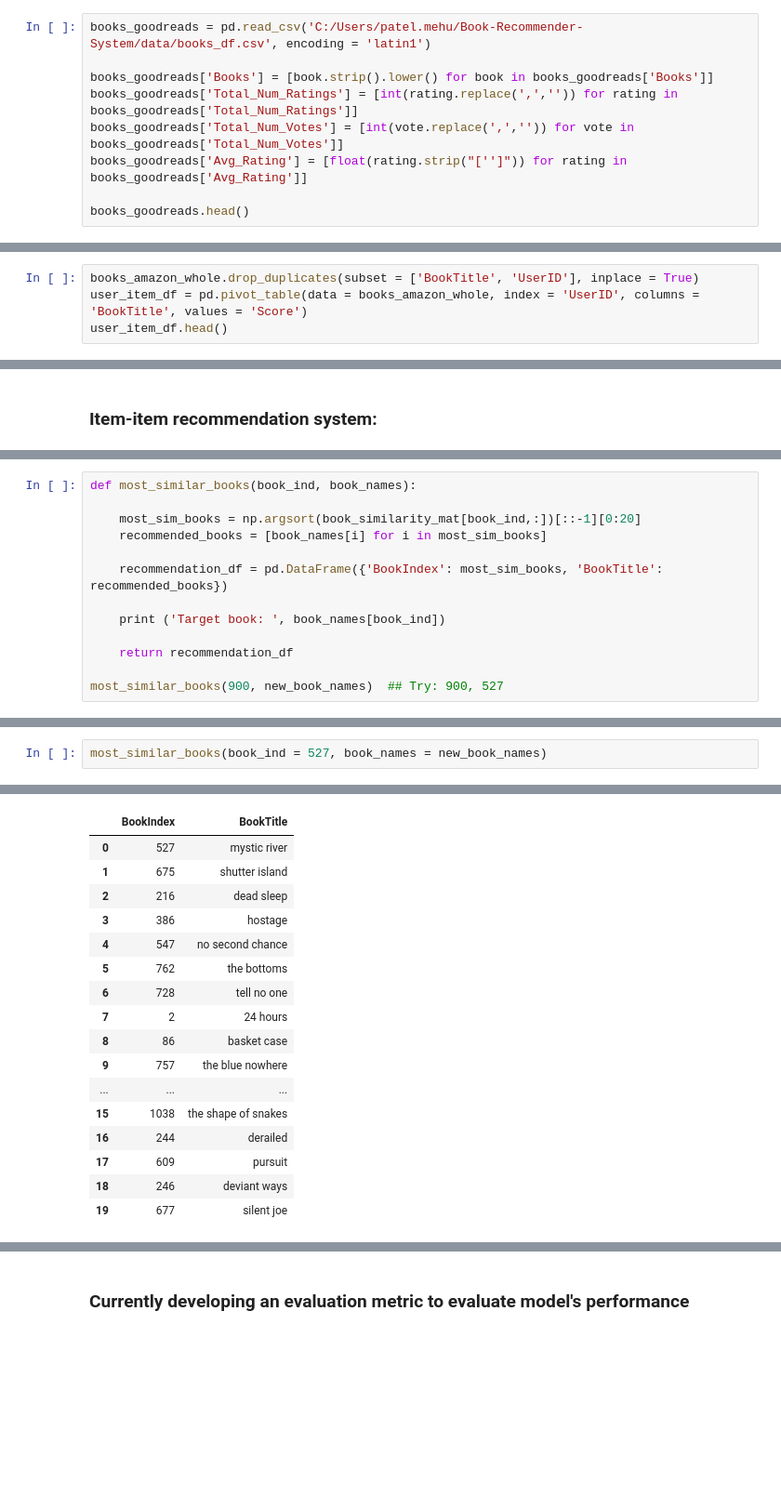
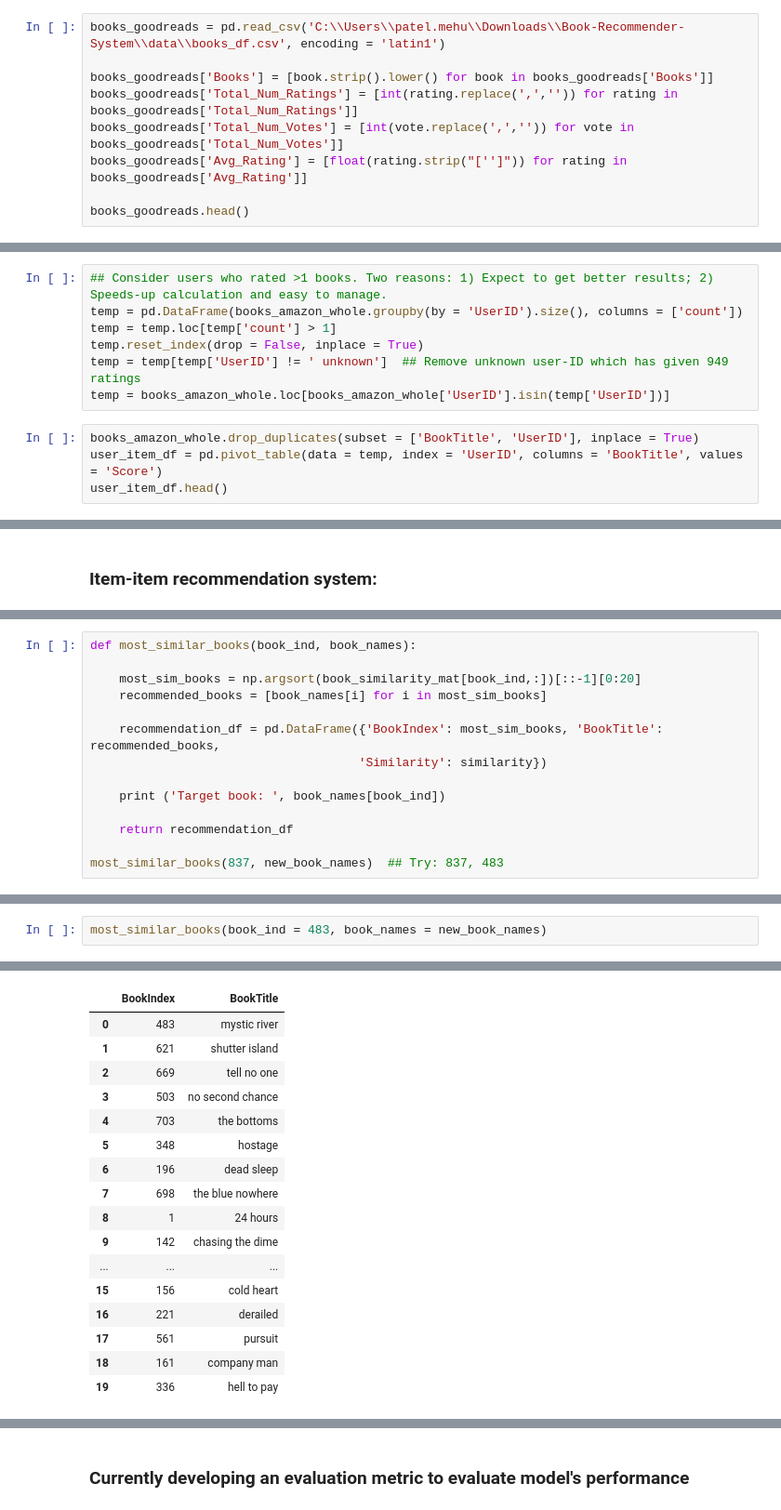
Before and after one commit to Mehul903/Book-Recommender-System, a Jupyter notebook: notebooks/Analysis.ipynb, the cells around one changed output, grey strips where cells are left out. Shown at 93% size. Saved outputs shown, nothing was run; the diff lists cells and outputs as text; blank space fills up the shorter version.

```diff
--- a/notebooks/Analysis.ipynb
+++ b/notebooks/Analysis.ipynb
@@ -52,7 +56,7 @@ time: 1.42 s
 # %% [markdown]
 ### Import goodreads file (i.e. data collected from `goodreads_data.ipynb`):
 # %%
-books_goodreads = pd.read_csv('C:/Users/patel.mehu/Book-Recommender-System/data/books_df.csv', encoding = 'latin1')
+books_goodreads = pd.read_csv('C:\\Users\\patel.mehu\\Downloads\\Book-Recommender-System\\data\\books_df.csv', encoding = 'latin1')
 
 books_goodreads['Books'] = [book.strip().lower() for book in books_goodreads['Books']]
 books_goodreads['Total_Num_Ratings'] = [int(rating.replace(',','')) for rating in books_goodreads['Total_Num_Ratings']]
@@ -136,5 +140,12 @@ time: 12.1 s
+# %%
+## Consider users who rated >1 books. Two reasons: 1) Expect to get better results; 2) Speeds-up calculation and easy to manage.
+temp = pd.DataFrame(books_amazon_whole.groupby(by = 'UserID').size(), columns = ['count'])
+temp = temp.loc[temp['count'] > 1]
+temp.reset_index(drop = False, inplace = True)
+temp = temp[temp['UserID'] != ' unknown']  ## Remove unknown user-ID which has given 949 ratings
+temp = books_amazon_whole.loc[books_amazon_whole['UserID'].isin(temp['UserID'])]
 # %%
 books_amazon_whole.drop_duplicates(subset = ['BookTitle', 'UserID'], inplace = True)
-user_item_df = pd.pivot_table(data = books_amazon_whole, index = 'UserID', columns = 'BookTitle', values = 'Score')
+user_item_df = pd.pivot_table(data = temp, index = 'UserID', columns = 'BookTitle', values = 'Score')
 user_item_df.head()
 # %% [output]
@@ -203,13 +227,14 @@ def most_similar_books(book_ind, book_names):
     most_sim_books = np.argsort(book_similarity_mat[book_ind,:])[::-1][0:20]
     recommended_books = [book_names[i] for i in most_sim_books]
 
-    recommendation_df = pd.DataFrame({'BookIndex': most_sim_books, 'BookTitle': recommended_books})
+    recommendation_df = pd.DataFrame({'BookIndex': most_sim_books, 'BookTitle': recommended_books,
+                                     'Similarity': similarity})
 
     print ('Target book: ', book_names[book_ind])
 
     return recommendation_df
 
-most_similar_books(900, new_book_names)  ## Try: 900, 527
+most_similar_books(837, new_book_names)  ## Try: 837, 483
 # %% [output]
 Target book:  the hound of the baskervilles
 |  | BookIndex | BookTitle |
@@ -233,21 +257,21 @@ time: 15.5 ms
 # %%
-most_similar_books(book_ind = 527, book_names = new_book_names)
+most_similar_books(book_ind = 483, book_names = new_book_names)
 # %% [output]
 Target book:  mystic river
 |  | BookIndex | BookTitle |
-| 0 | 527 | mystic river |
-| 1 | 675 | shutter island |
-| 2 | 216 | dead sleep |
-| 3 | 386 | hostage |
-| 4 | 547 | no second chance |
-| 5 | 762 | the bottoms |
-| 6 | 728 | tell no one |
-| 7 | 2 | 24 hours |
-| 8 | 86 | basket case |
-| 9 | 757 | the blue nowhere |
+| 0 | 483 | mystic river |
+| 1 | 621 | shutter island |
+| 2 | 669 | tell no one |
+| 3 | 503 | no second chance |
+| 4 | 703 | the bottoms |
+| 5 | 348 | hostage |
+| 6 | 196 | dead sleep |
+| 7 | 698 | the blue nowhere |
+| 8 | 1 | 24 hours |
+| 9 | 142 | chasing the dime |
 | ... | ... | ... |
-| 15 | 1038 | the shape of snakes |
-| 16 | 244 | derailed |
-| 17 | 609 | pursuit |
-| 18 | 246 | deviant ways |
-| 19 | 677 | silent joe |
+| 15 | 156 | cold heart |
+| 16 | 221 | derailed |
+| 17 | 561 | pursuit |
+| 18 | 161 | company man |
+| 19 | 336 | hell to pay |
```
Also changed, not shown: parts of 21 cells of this notebook.
